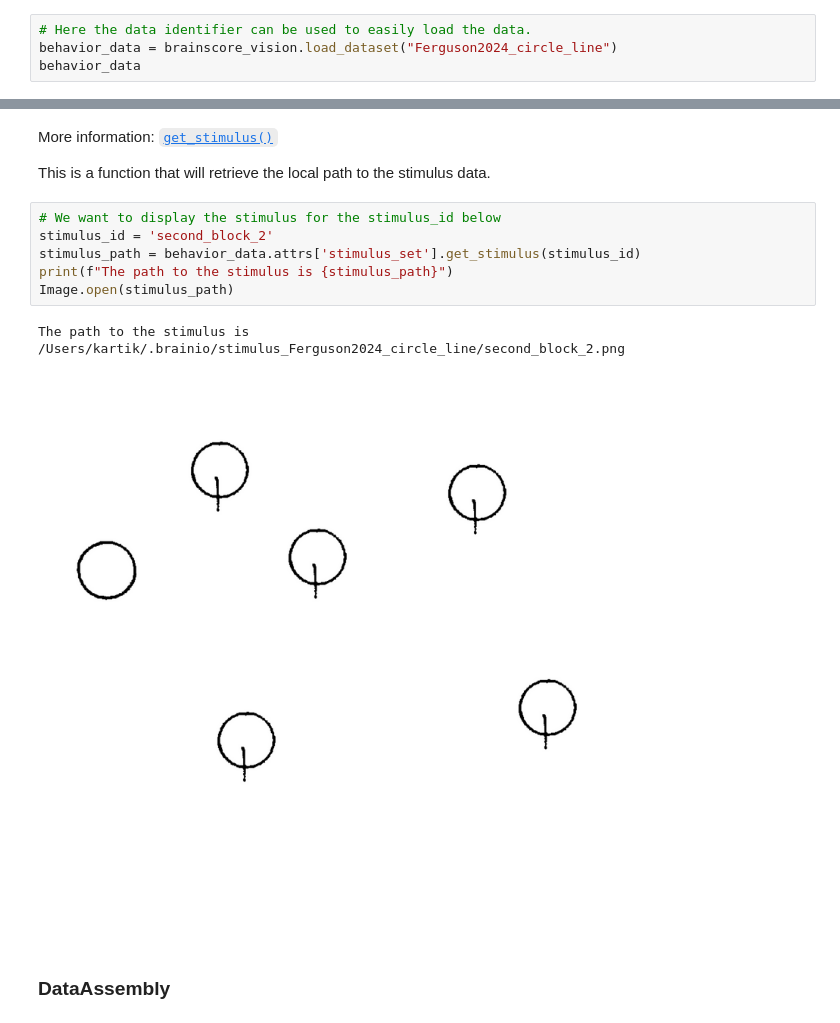
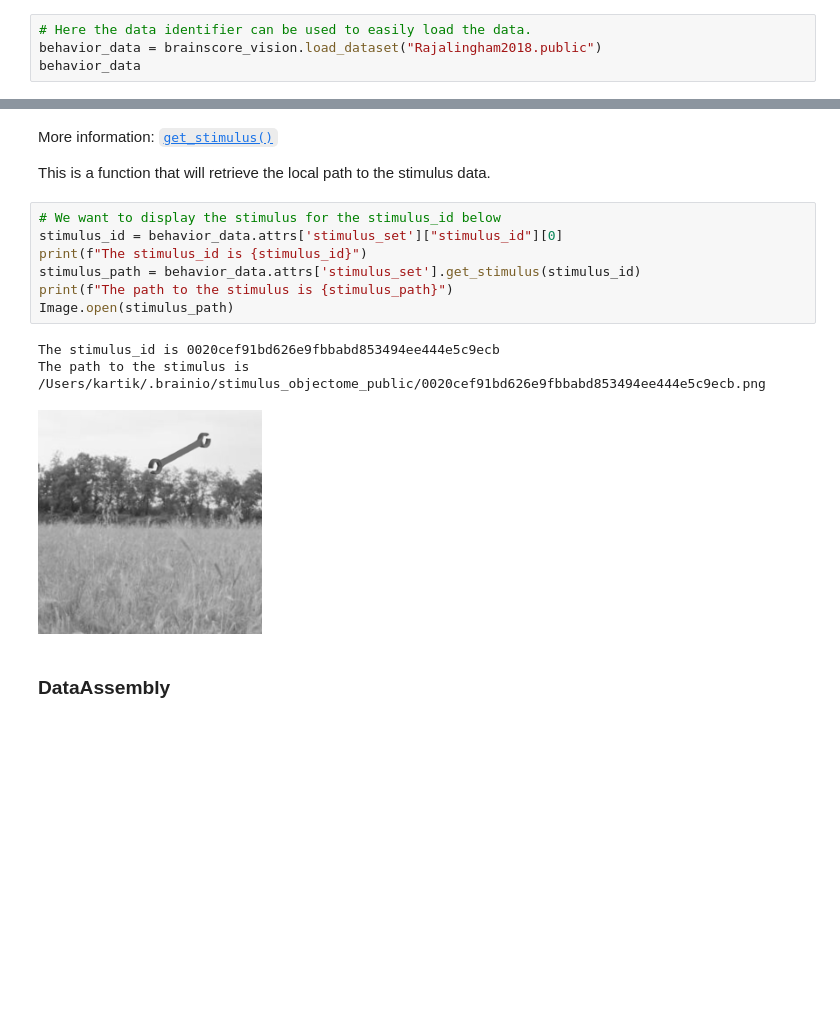
Before and after one commit to KartikP/Brain-Score-Tutorials, a Jupyter notebook: explore_behavior_benchmark_tutorial.ipynb, the cells around one changed output, grey strips where cells are left out. Saved outputs shown, nothing was run; the diff lists cells and outputs as text; blank space fills up the shorter version.

```diff
--- a/explore_behavior_benchmark_tutorial.ipynb
+++ b/explore_behavior_benchmark_tutorial.ipynb
@@ -27,6 +27,6 @@ import xarray as xr
 The `load_dataset` function will load the StimulusSet and DataAssembly to your `.brainio` folder.
 # %%
 # Here the data identifier can be used to easily load the data.
-behavior_data = brainscore_vision.load_dataset("Ferguson2024_circle_line")
+behavior_data = brainscore_vision.load_dataset("Rajalingham2018.public")
 behavior_data
 # %% [output]
@@ -136,13 +128,15 @@ More information: [`get_stimulus()`](https://github.com/brain-score/brainio/blob
 This is a function that will retrieve the local path to the stimulus data.
 # %%
 # We want to display the stimulus for the stimulus_id below
-stimulus_id = 'second_block_2'
+stimulus_id = behavior_data.attrs['stimulus_set']["stimulus_id"][0]
+print(f"The stimulus_id is {stimulus_id}")
 stimulus_path = behavior_data.attrs['stimulus_set'].get_stimulus(stimulus_id)
 print(f"The path to the stimulus is {stimulus_path}")
 Image.open(stimulus_path)
 # %% [output]
-The path to the stimulus is /Users/kartik/.brainio/stimulus_Ferguson2024_circle_line/second_block_2.png
+The stimulus_id is 0020cef91bd626e9fbbabd853494ee444e5c9ecb
+The path to the stimulus is /Users/kartik/.brainio/stimulus_objectome_public/0020cef91bd626e9fbbabd853494ee444e5c9ecb.png
-[figure, old version]
+[figure, new version]
 # %% [markdown]
 ### DataAssembly
 # %% [markdown]
```
Also changed, not shown: parts of 16 cells of this notebook.
